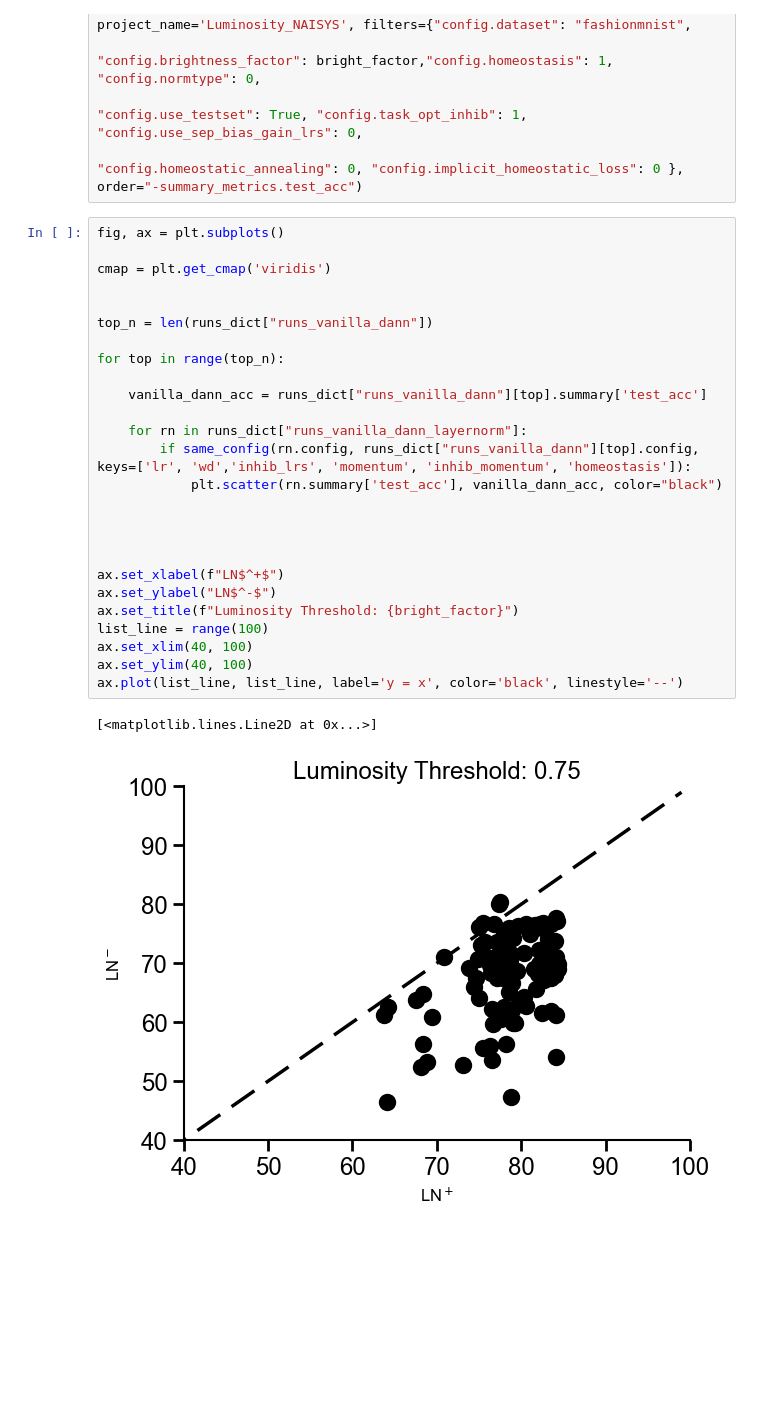
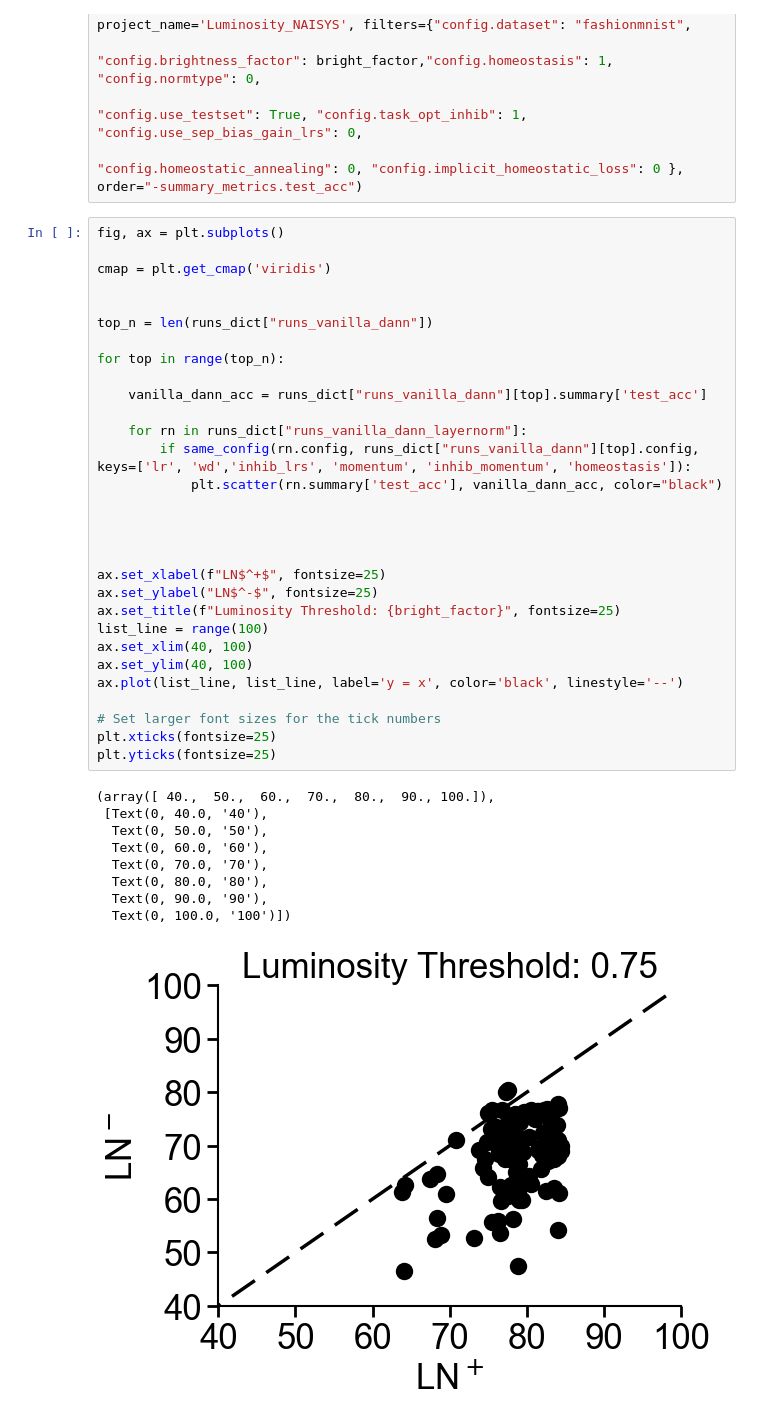
Before and after one commit to RoyHEyono/HomeostaticDANN, a Jupyter notebook: models/dense_mnist_task/notebooks/naisys_plots.ipynb, the cells around one changed output. Drawn from its saved outputs; the diff is of its cells as text; blank space fills up the shorter version.

```diff
--- a/models/dense_mnist_task/notebooks/naisys_plots.ipynb
+++ b/models/dense_mnist_task/notebooks/naisys_plots.ipynb
@@ -47,32 +49,43 @@ runs_dict["runs_homeostasis"] = fetch_runs(api, entity='project_danns', project_
 # %%
 fig, ax = plt.subplots()
 
 cmap = plt.get_cmap('viridis')
 
 
 top_n = len(runs_dict["runs_vanilla_dann"])
 
 for top in range(top_n):
 
     vanilla_dann_acc = runs_dict["runs_vanilla_dann"][top].summary['test_acc']
 
     for rn in runs_dict["runs_vanilla_dann_layernorm"]:
         if same_config(rn.config, runs_dict["runs_vanilla_dann"][top].config, keys=['lr', 'wd','inhib_lrs', 'momentum', 'inhib_momentum', 'homeostasis']):
             plt.scatter(rn.summary['test_acc'], vanilla_dann_acc, color="black")
 
 
 
 
-ax.set_xlabel(f"LN$^+$")
-ax.set_ylabel("LN$^-$")
-ax.set_title(f"Luminosity Threshold: {bright_factor}")
+ax.set_xlabel(f"LN$^+$", fontsize=25)
+ax.set_ylabel("LN$^-$", fontsize=25)
+ax.set_title(f"Luminosity Threshold: {bright_factor}", fontsize=25)
 list_line = range(100)
 ax.set_xlim(40, 100)
 ax.set_ylim(40, 100)
 ax.plot(list_line, list_line, label='y = x', color='black', linestyle='--')
+
+# Set larger font sizes for the tick numbers
+plt.xticks(fontsize=25)
+plt.yticks(fontsize=25)
 # %% [output]
-[<matplotlib.lines.Line2D at 0x...>]
+(array([ 40.,  50.,  60.,  70.,  80.,  90., 100.]),
+ [Text(0, 40.0, '40'),
+  Text(0, 50.0, '50'),
+  Text(0, 60.0, '60'),
+  Text(0, 70.0, '70'),
+  Text(0, 80.0, '80'),
+  Text(0, 90.0, '90'),
+  Text(0, 100.0, '100')])
-[figure, old version]
+[figure, new version]
 # %%
 fig = plt.figure(layout="constrained")
 
```
Also changed, not shown: parts of 7 cells of this notebook, 2 other files.
